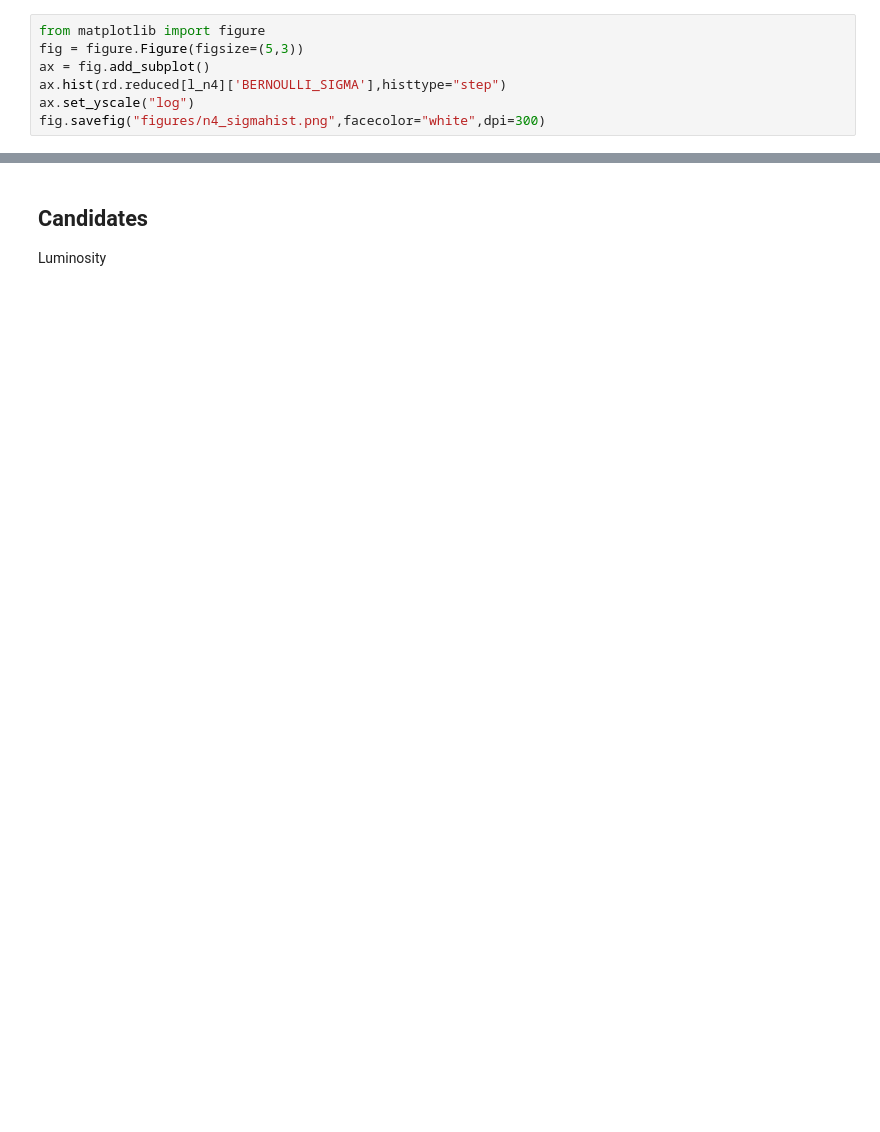
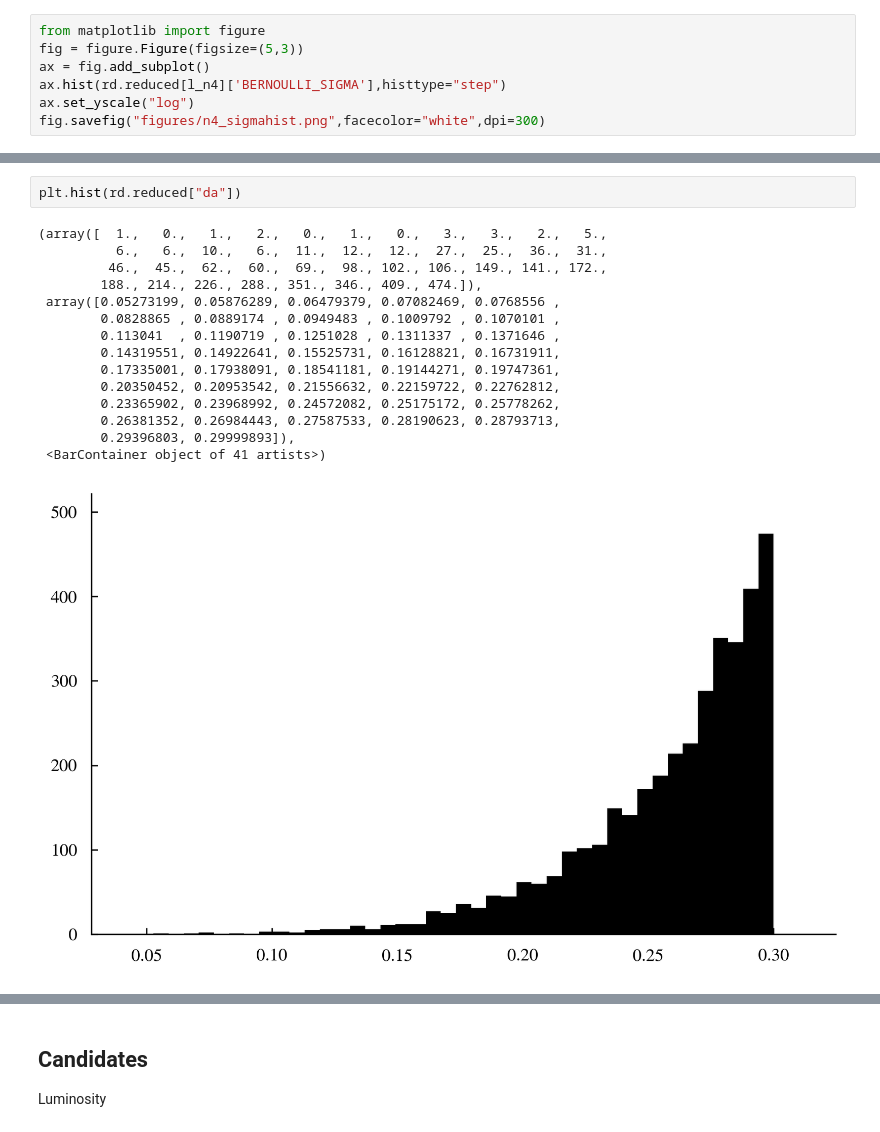
Before and after one commit to annanayjaitly/gamma_transients, a Jupyter notebook: testing/n4_analysis.ipynb, the cells around one changed output, grey strips where cells are left out. Drawn from its saved outputs; the diff is of its cells as text; blank space fills up the shorter version.

```diff
--- a/testing/n4_analysis.ipynb
+++ b/testing/n4_analysis.ipynb
@@ -136,2 +165,20 @@ p,pcov = curve_fit(loga,X,Y,p0=(1.,-10,0))
+# %%
+plt.hist(rd.reduced["da"])
+# %% [output]
+(array([  1.,   0.,   1.,   2.,   0.,   1.,   0.,   3.,   3.,   2.,   5.,
+          6.,   6.,  10.,   6.,  11.,  12.,  12.,  27.,  25.,  36.,  31.,
+         46.,  45.,  62.,  60.,  69.,  98., 102., 106., 149., 141., 172.,
+        188., 214., 226., 288., 351., 346., 409., 474.]),
+ array([0.05273199, 0.05876289, 0.06479379, 0.07082469, 0.0768556 ,
+        0.0828865 , 0.0889174 , 0.0949483 , 0.1009792 , 0.1070101 ,
+        0.113041  , 0.1190719 , 0.1251028 , 0.1311337 , 0.1371646 ,
+        0.14319551, 0.14922641, 0.15525731, 0.16128821, 0.16731911,
+        0.17335001, 0.17938091, 0.18541181, 0.19144271, 0.19747361,
+        0.20350452, 0.20953542, 0.21556632, 0.22159722, 0.22762812,
+        0.23365902, 0.23968992, 0.24572082, 0.25175172, 0.25778262,
+        0.26381352, 0.26984443, 0.27587533, 0.28190623, 0.28793713,
+        0.29396803, 0.29999893]),
+ <BarContainer object of 41 artists>)
+[figure, added]
 # %%
 p,pcov
```
Also changed, not shown: parts of 11 cells of this notebook, 1 other file.
